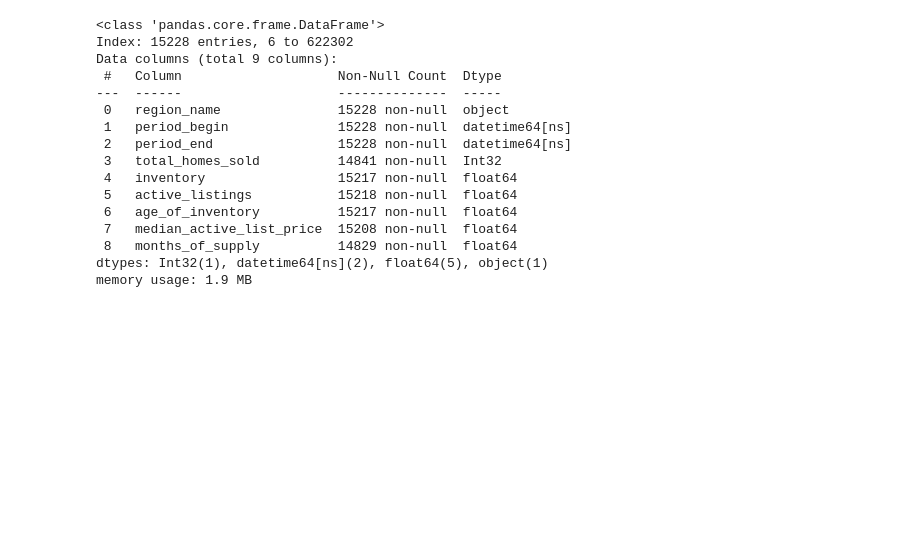
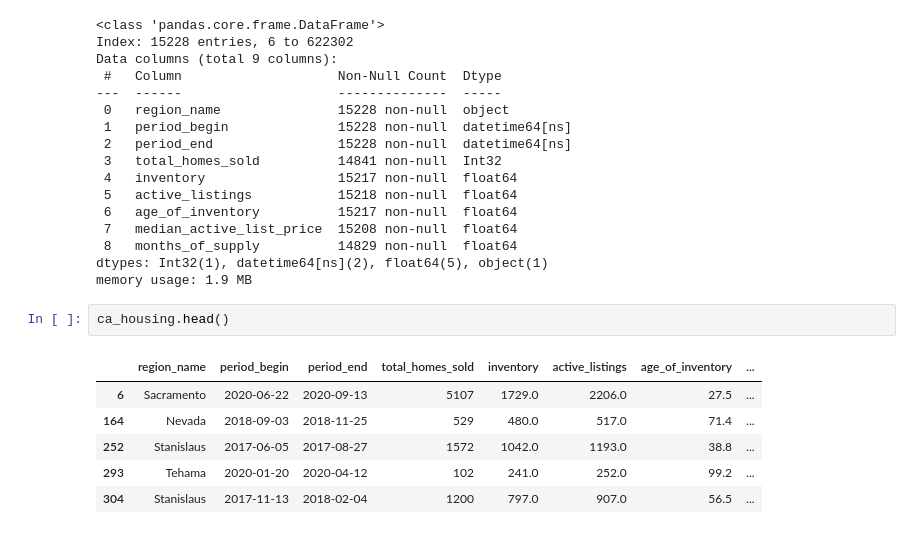
Before and after one commit to junclemente/DSIL-PythonDataViz, a Jupyter notebook: plt_fundamentals.ipynb, the cells around one changed output. Saved outputs shown, nothing was run; the diff lists cells and outputs as text; blank space fills up the shorter version.

```diff
--- a/plt_fundamentals.ipynb
+++ b/plt_fundamentals.ipynb
@@ -65,3 +65,12 @@ Data columns (total 9 columns):
  8   months_of_supply          14829 non-null  float64
 dtypes: Int32(1), datetime64[ns](2), float64(5), object(1)
 memory usage: 1.9 MB
+# %%
+ca_housing.head()
+# %% [output]
+|  | region_name | period_begin | period_end | total_homes_sold | inventory | active_listings | age_of_inventory | ... |
+| 6 | Sacramento | 2020-06-22 | 2020-09-13 | 5107 | 1729.0 | 2206.0 | 27.5 | ... |
+| 164 | Nevada | 2018-09-03 | 2018-11-25 | 529 | 480.0 | 517.0 | 71.4 | ... |
+| 252 | Stanislaus | 2017-06-05 | 2017-08-27 | 1572 | 1042.0 | 1193.0 | 38.8 | ... |
+| 293 | Tehama | 2020-01-20 | 2020-04-12 | 102 | 241.0 | 252.0 | 99.2 | ... |
+| 304 | Stanislaus | 2017-11-13 | 2018-02-04 | 1200 | 797.0 | 907.0 | 56.5 | ... |
```
Also changed, not shown: parts of 3 cells of this notebook.
